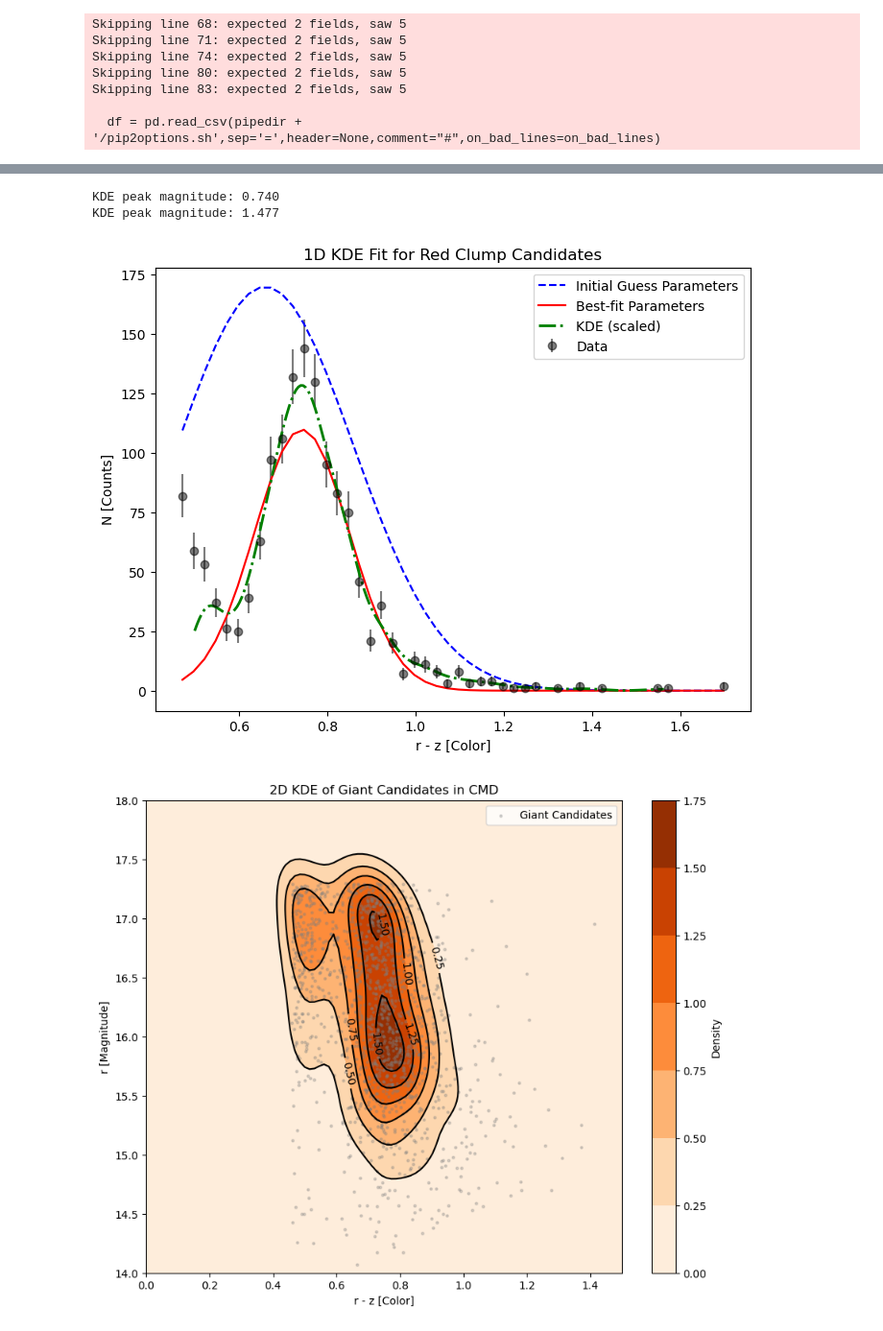
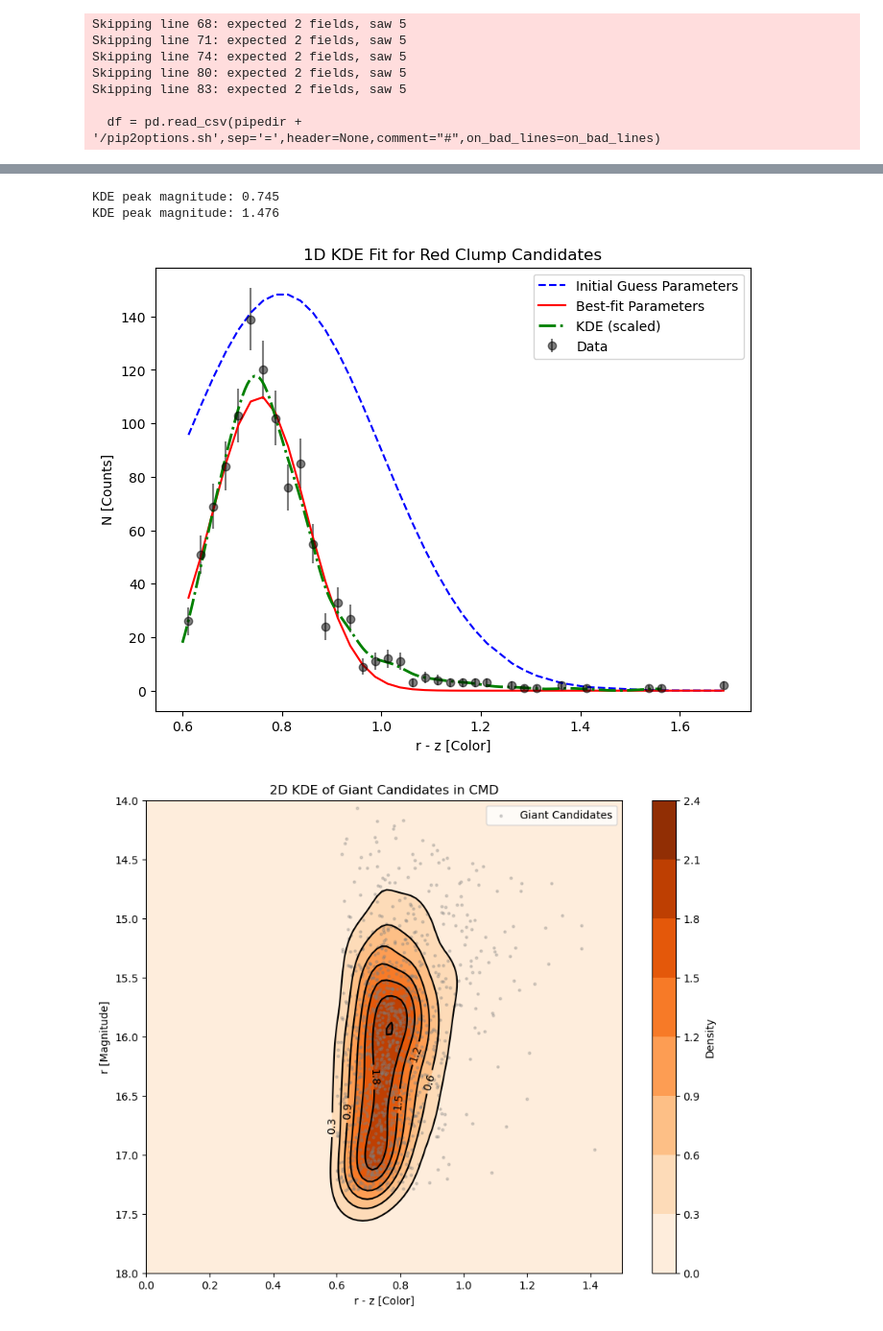
Before and after one commit to NireAstro/SURP2025, a Jupyter notebook: fit_models/cleaned_kde_pt2_correct_version.ipynb, the cells around one changed output, grey strips where cells are left out. Shown at 96% size. Drawn from its saved outputs; the diff is of its cells as text; code cells hidden in the pictures.

```diff
--- a/fit_models/cleaned_kde_pt2_correct_version.ipynb
+++ b/fit_models/cleaned_kde_pt2_correct_version.ipynb
@@ -31,7 +31,7 @@ msto_shift_value = 3.5  # Main Sequence Turn-Off shift
 # === Color and Magnitude (Optional) Adjustments ===
 # Adjust defaults for specific color combinations
 if color_band_2 == "z" and color_band_1 == "r":
-    default_color_cut = 0.46
+    default_color_cut = 0.6 # OG default_color_cut = 0.46
     color_range_max = 1.0
     msto_shift_value = 3.0
 
@@ -426,9 +426,9 @@ plt.title('1D KDE Fit for Red Clump Candidates')
 plt.legend(loc='best')
 plt.show()
 # %% [output]
-KDE peak magnitude: 0.740
-KDE peak magnitude: 1.477
+KDE peak magnitude: 0.745
+KDE peak magnitude: 1.476
-[figure, old version]
+[figure, new version]
 # %%
 # === Calculate the 2D KDE for Giant and Red Clump Candidates ===
 # Code Reference: https://stackoverflow.com/questions/30145957/plotting-2d-kernel-density-estimation-with-python and
@@ -464,34 +464,37 @@ else:
 
     # Plotting the 2D KDE
     fig = plt.figure(figsize=(10, 8))
     ax = fig.gca()
 
     # Set plot limits
     ax.set_xlim(xmin, xmax)
     ax.set_ylim(ymin, ymax)
 
+    # Invert the y-axis
+    ax.invert_yaxis()
+
     # Contourf plot (filled contours)
     cfset = ax.contourf(xx, yy, f, cmap='Oranges')
 
     # You can also add the data points themselves on top of the KDE plot
     ax.scatter(x, y, s=5, color='gray', alpha=0.3, label='Giant Candidates')
 
     # Contour plot (lines only)
     cset = ax.contour(xx, yy, f, colors='k')
 
     # Label contours
     ax.clabel(cset, inline=1, fontsize=10)
 
     # Set labels and title
     ax.set_xlabel(f"{color_band_1} - {color_band_2} [Color]")
     ax.set_ylabel(f"{magnitude_band} [Magnitude]")
     ax.set_title('2D KDE of Giant Candidates in CMD')
 
     plt.colorbar(cfset, label='Density') # Add a color bar
     plt.legend()
     plt.show()
 # %% [output]
-[figure, old version]
+[figure, new version]
 # %%
 # --- 2D KDE for Red Clump Candidates ---
 
```
Also changed, not shown: parts of 2 cells of this notebook, 3 other files.
